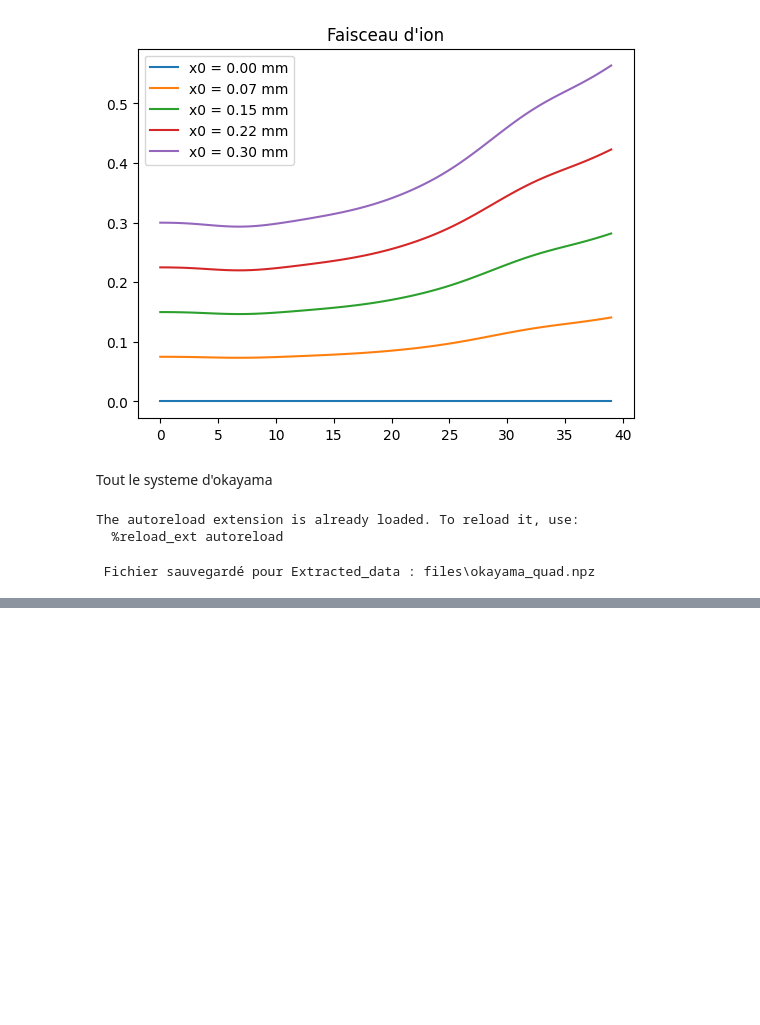
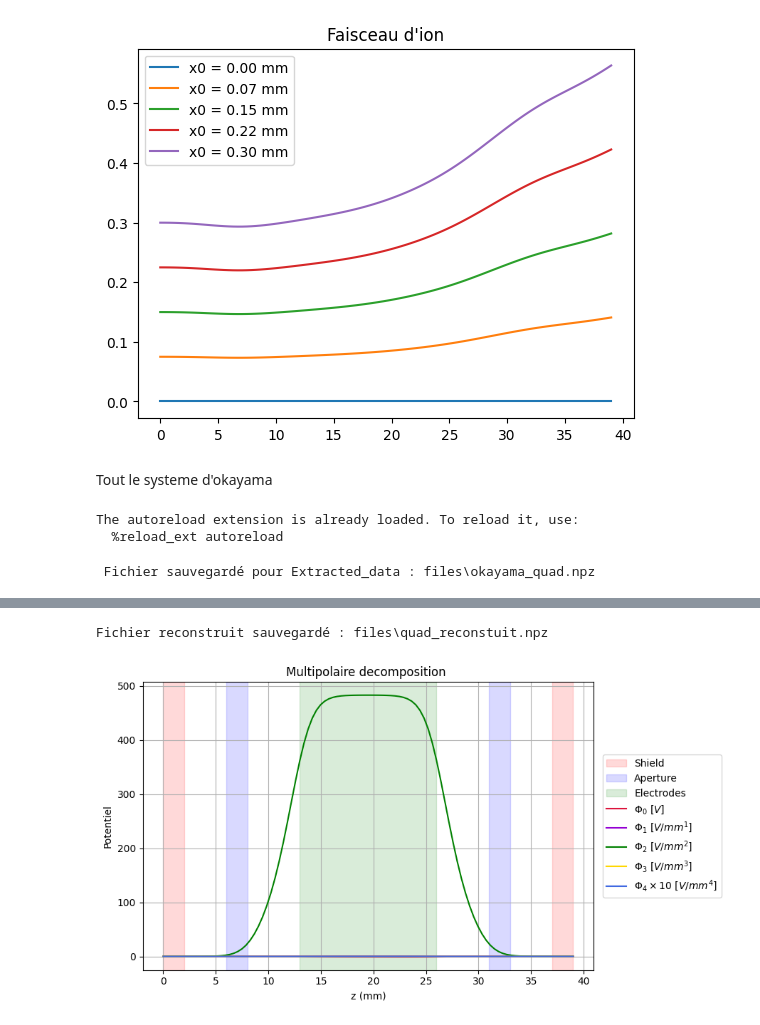
Before and after one commit to louise-lammertyn/projet-multi-code, a Jupyter notebook: Quadrupole_model/Data_exploitation.ipynb, the cells around one changed output, grey strips where cells are left out. Cells and saved outputs as stored; diff of their text form; code cells hidden in the pictures; blank space fills up the shorter version.

```diff
--- a/Quadrupole_model/Data_exploitation.ipynb
+++ b/Quadrupole_model/Data_exploitation.ipynb
@@ -194,0 +195,26 @@ Trajectoire.run_discret(marginal, principal)
+# %%
+Va = 200000
+tension_uni = {
+    "va1":  0.0 * Va,   # Tension Aperture 1
+    "va2": 0 * Va,    # Tension Aperture 2
+    "vq13": 0.0299087 * Va,    # Tension Quad 1&3
+    "vq24": -0.0299087 * Va,      #tension quad 2 et 4
+    "vaAc": Va,               # Tension acceleation
+}
+out_dir = "files"
+
+quadunit = Generation_quad(tension_uni, out_dir)
+file_path_unit = quadunit.reconstr()
+
+extracted_data_uni = Extracted_data(file_path_unit)
+extracted_data_uni.derivative()
+
+Decomp_unit= Decomposition(extracted_data)
+Decomp_unit.composantes()
+
+fun2= Data_exploitation(extracted_data_uni, None)
+fun2.decomposition_calculation()
+fun2.decomposition_graph()
+# %% [output]
+Fichier reconstruit sauvegardé : files\quad_reconstuit.npz
+[figure, added]
```
Also changed, not shown: parts of 5 cells of this notebook, 5 other files.
